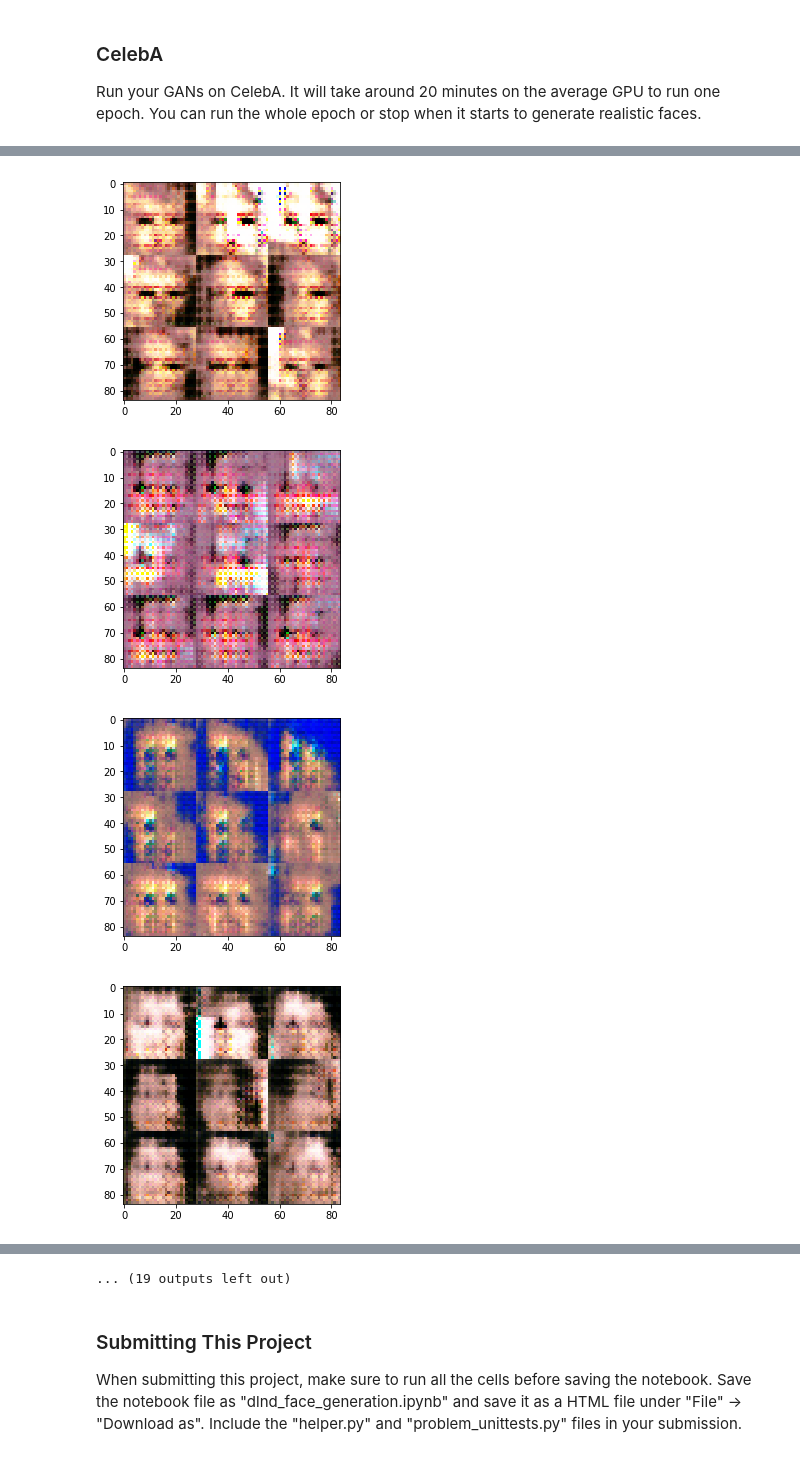
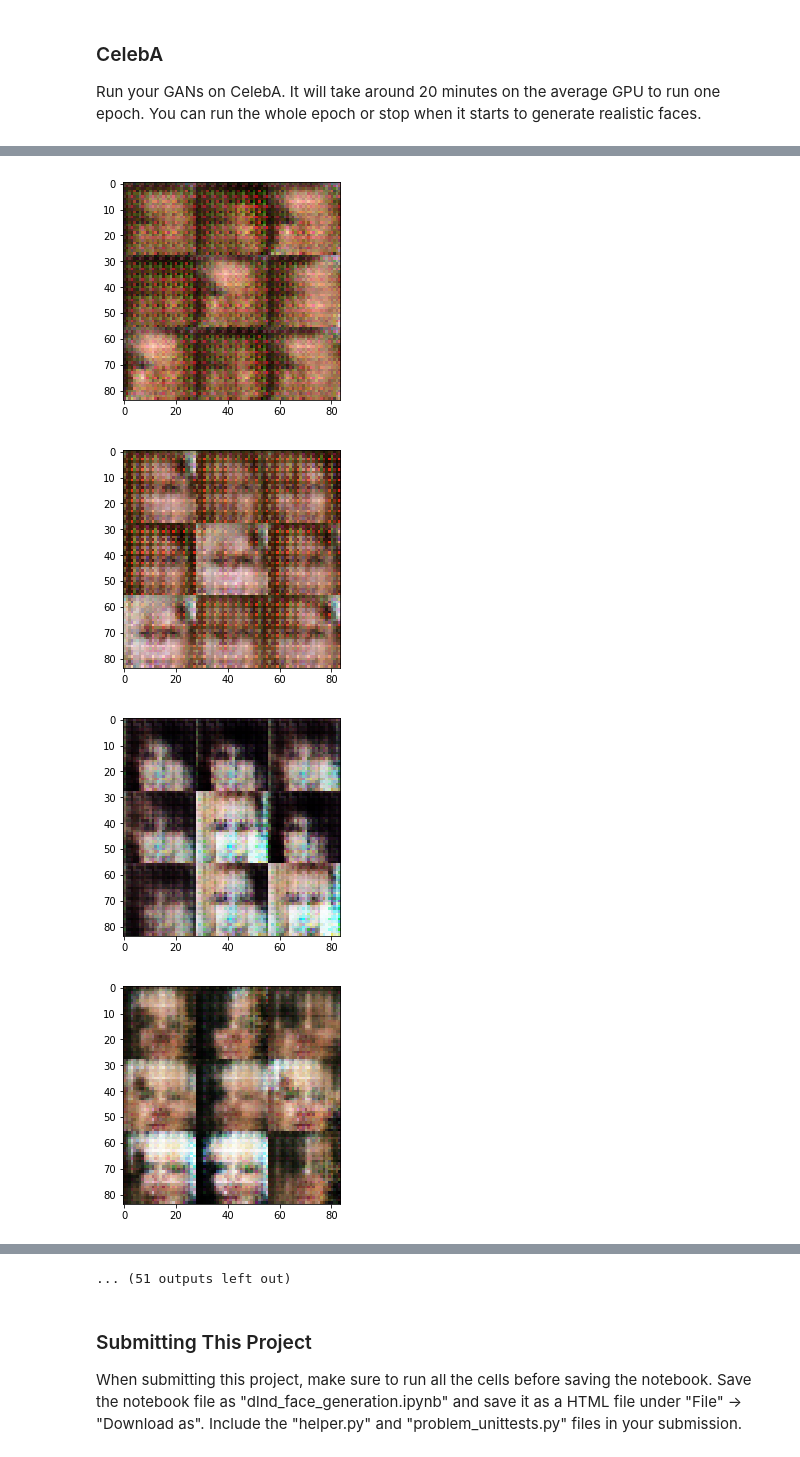
Before and after one commit to SamusRam/deep-learning, a Jupyter notebook: Submissions/face_generation/dlnd_face_generation.ipynb, the cells around one changed output, grey strips where cells are left out. Cells and saved outputs as stored; diff of their text form; code cells hidden in the pictures.

```diff
--- a/Submissions/face_generation/dlnd_face_generation.ipynb
+++ b/Submissions/face_generation/dlnd_face_generation.ipynb
@@ -227,13 +228,14 @@ def model_loss(input_real, input_z, out_channel_dim):
     :return: A tuple of (discriminator loss, generator loss)
     """
     # TODO: Implement Function
+    smooth = 0.1
     g_model = generator(input_z, out_channel_dim)
     d_model_real, d_logits_real = discriminator(input_real, reuse=False)
     d_model_fake, d_logits_fake = discriminator(g_model, reuse=True)
     d_loss_real = tf.reduce_mean(tf.nn.sigmoid_cross_entropy_with_logits(logits=d_logits_real,
-                                                                         labels=tf.random_uniform(shape=tf.shape(d_logits_real), minval=0.95, maxval=1.0)))
+                                                                         labels=tf.ones_like(d_model_real) * (1 - smooth)))
     d_loss_fake = tf.reduce_mean(tf.nn.sigmoid_cross_entropy_with_logits(logits=d_logits_fake,
-                                                                         labels=tf.random_uniform(shape=tf.shape(d_logits_real), minval=0.0, maxval=0.05)))
+                                                                         labels=tf.zeros_like(d_model_fake)))
     g_loss = tf.reduce_mean(tf.nn.sigmoid_cross_entropy_with_logits(logits=d_logits_fake, labels=tf.ones_like(d_logits_fake)))
     d_loss = d_loss_real + d_loss_fake
     return d_loss, g_loss
@@ -387,9 +389,9 @@ with tf.Graph().as_default():
 ### CelebA
 Run your GANs on CelebA.  It will take around 20 minutes on the average GPU to run one epoch.  You can run the whole epoch or stop when it starts to generate realistic faces.
 # %%
-batch_size = 64
-z_dim = 400
-learning_rate = 0.01
+batch_size = 32
+z_dim = 100
+learning_rate = 0.001
 beta1 = 0.4
 
 
@@ -407,4 +409,4 @@ with tf.Graph().as_default():
-[figure, old version]
+[figure, new version]
-[figure, old version]
+[figure, new version]
-[figure, old version]
+[figure, new version]
-[figure, old version]
+[figure, new version]
@@ -418,4 +420,4 @@ with tf.Graph().as_default():
-... (19 outputs left out)
+... (51 outputs left out)
 # %% [markdown]
 ### Submitting This Project
 When submitting this project, make sure to run all the cells before saving the notebook. Save the notebook file as "dlnd_face_generation.ipynb" and save it as a HTML file under "File" -> "Download as". Include the "helper.py" and "problem_unittests.py" files in your submission.
```
Also changed, not shown: parts of 3 cells of this notebook, 1 other file.
